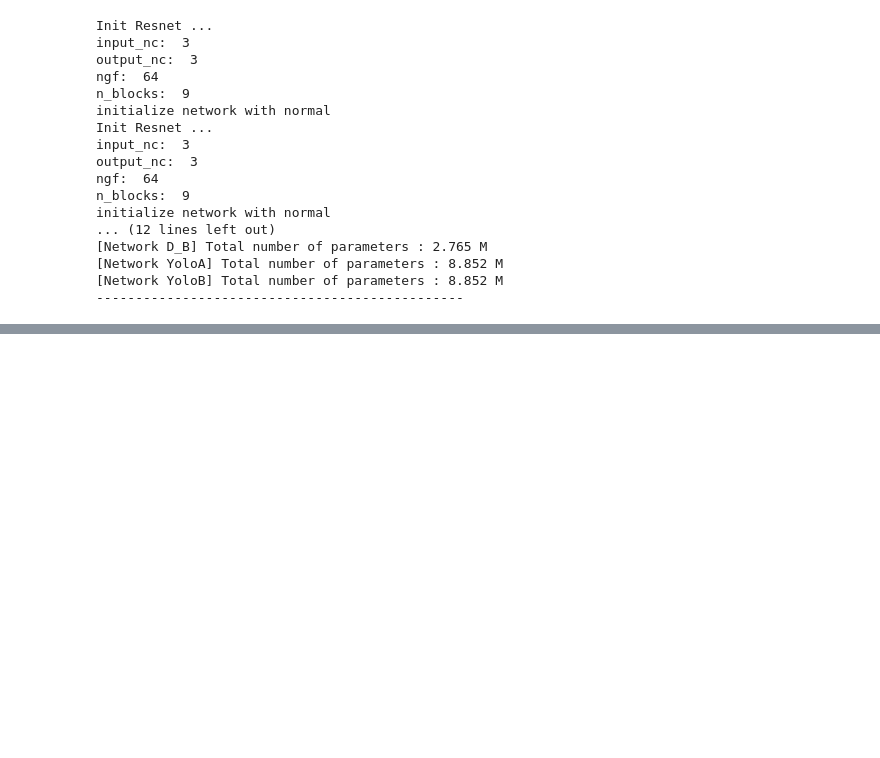
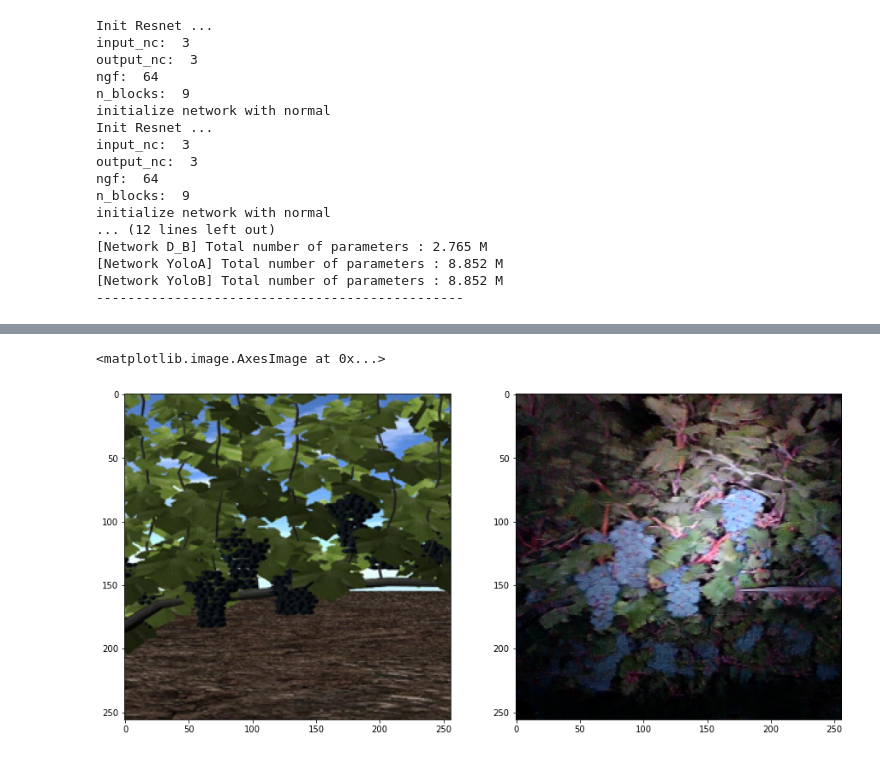
Before and after one commit to plant-ai-biophysics-lab/CropGAN, a Jupyter notebook: notebook/generateGANImages.ipynb, the cells around one changed output, grey strips where cells are left out. Cells and saved outputs as stored; diff of their text form; code cells hidden in the pictures; blank space fills up the shorter version.

```diff
--- a/notebook/generateGANImages.ipynb
+++ b/notebook/generateGANImages.ipynb
@@ -44,8 +49,8 @@ from util.dataset_yolo import ListDataset
 # %%
+
 arguments = "--model double_task_cycle_gan\
-             --dataroot /Users/holly/Desktop/CropGANData/model/ \
+             --checkpoints_dir ../data/models/ \
              --name Sythetic2bordenNight\
-             --dataset_mode yolo_task_reverse\
              --no_flip\
              --num_threads 0\
              --gpu_ids -1\
@@ -54,7 +59,6 @@ arguments = "--model double_task_cycle_gan\
              --load_size 256\
              --crop_size 256\
              --batch_size 1 \
-             --checkpoints_dir /Users/holly/Desktop/CropGANData/model/ \
              --task_model_def ../src/config/yolov3-tiny.cfg"
 
 opt = TrainOptions().parse_notebook(arguments.split())
@@ -106,0 +107,12 @@ loading the model from /Users/holly/Desktop/CropGANData/model/Sythetic2bordenNig
+# %%
+with torch.no_grad():
+    fake_b_img = model.netG_A(real_a_img_tensor)
+fake_b_img_np = fake_b_img.detach().cpu().squeeze(0).permute([1, 2, 0])*0.5+0.5
+# %%
+real_a_img_resize = real_a_img.resize([256, 256])
+fig, (ax0, ax1) = plt.subplots(1, 2)
+ax0.imshow(real_a_img_resize)
+ax1.imshow(fake_b_img_np)
+# %% [output]
+<matplotlib.image.AxesImage at 0x...>
+[figure, added]
```
Also changed, not shown: parts of 8 cells of this notebook, 41 other files.
